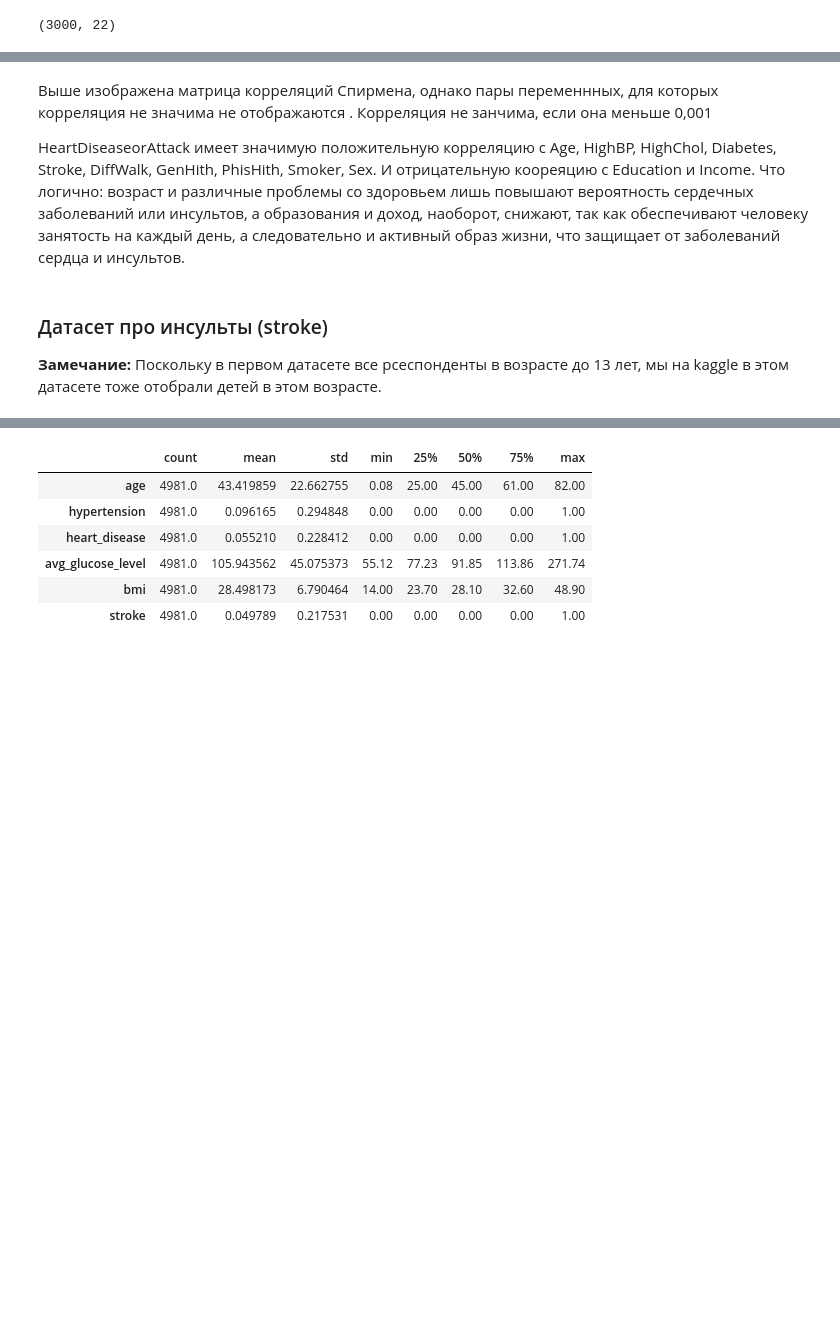
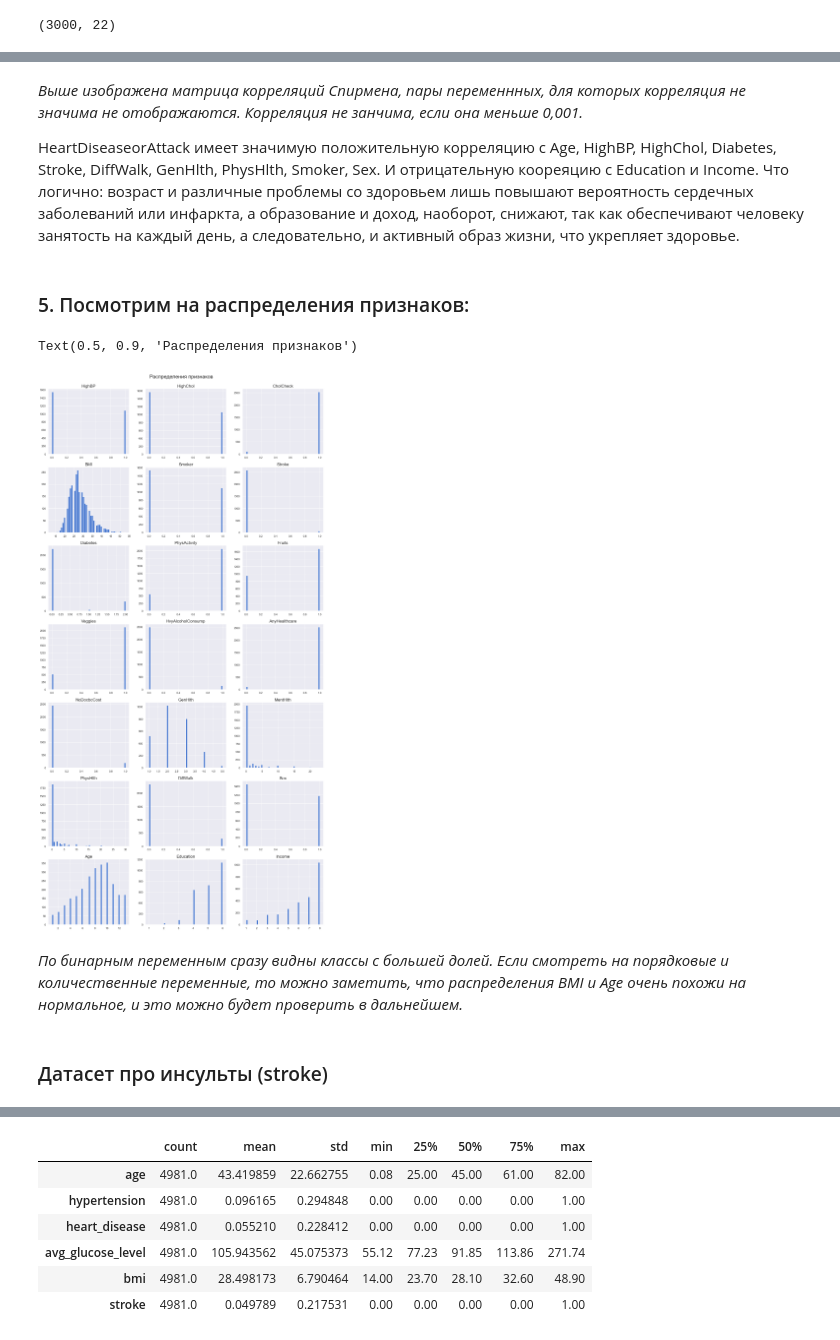
Before and after one commit to KhalifaevaLeyla/ProjectPython, a Jupyter notebook: ProjectPython.stroke_heart.ipynb, the cells around one changed output, grey strips where cells are left out. Drawn from its saved outputs; the diff is of its cells as text; code cells hidden in the pictures; blank space fills up the shorter version.

```diff
--- a/ProjectPython.stroke_heart.ipynb
+++ b/ProjectPython.stroke_heart.ipynb
@@ -154,7 +218,23 @@ sns.clustermap(
 # %% [markdown]
-Выше изображена матрица корреляций Спирмена, однако пары переменнных, для которых корреляция не значима не отображаются . Корреляция не занчима, если она меньше 0,001
+_Выше изображена матрица корреляций Спирмена, пары переменнных, для которых корреляция не значима не отображаются. Корреляция не занчима, если она меньше 0,001._
 
-HeartDiseaseorAttack имеет значимую положительную корреляцию с Age, HighBP, HighChol, Diabetes, Stroke, DiffWalk, GenHith, PhisHith, Smoker, Sex. И отрицательную коореяцию с Education и Income. Что логично: возраст  и различные проблемы со здоровьем лишь повышают вероятность сердечных заболеваний или инсультов, а образования и доход, наоборот, снижают, так как обеспечивают человеку занятость на каждый день, а следовательно и активный образ жизни, что защищает от заболеваний сердца и инсультов.
+HeartDiseaseorAttack имеет значимую положительную корреляцию с Age, HighBP, HighChol, Diabetes, Stroke, DiffWalk, GenHlth, PhysHlth, Smoker, Sex. И отрицательную коореяцию с Education и Income. Что логично: возраст  и различные проблемы со здоровьем лишь повышают вероятность сердечных заболеваний или инфаркта, а образование и доход, наоборот, снижают, так как обеспечивают человеку занятость на каждый день, а следовательно, и активный образ жизни, что укрепляет здоровье.
+# %% [markdown]
+### 5. Посмотрим на распределения признаков:
+# %%
+def histplots(data: pd.DataFrame, colnames: np.array): #напишем функцию, которая построит все графики сразу
+    plt.figure(figsize = (20, 40))
+    for ind in range(1, len(colnames)+1):
+        ax = plt.subplot(7, 3, ind)
+        plt.hist(data[colnames[ind-1]], bins=50)
+        plt.title(colnames[ind-1], fontsize=17)
+# %%
+histplots(data_heart, cols)
+plt.suptitle('Распределения признаков', fontsize=21, y=0.9)
+# %% [output]
+Text(0.5, 0.9, 'Распределения признаков')
+[figure, added]
+# %% [markdown]
+_По бинарным переменным сразу видны классы с большей долей. Если смотреть на порядковые и количественные переменные, то можно заметить, что распределения BMI и Age очень похожи на нормальное, и это можно будет проверить в дальнейшем._
 # %% [markdown]
 ### Датасет про инсульты (stroke)
-__Замечание:__ Поскольку в первом датасете все рсеспонденты в возрасте до 13 лет, мы на kaggle в этом датасете тоже отобрали детей в этом возрасте.
```
Also changed, not shown: parts of 106 cells of this notebook.
